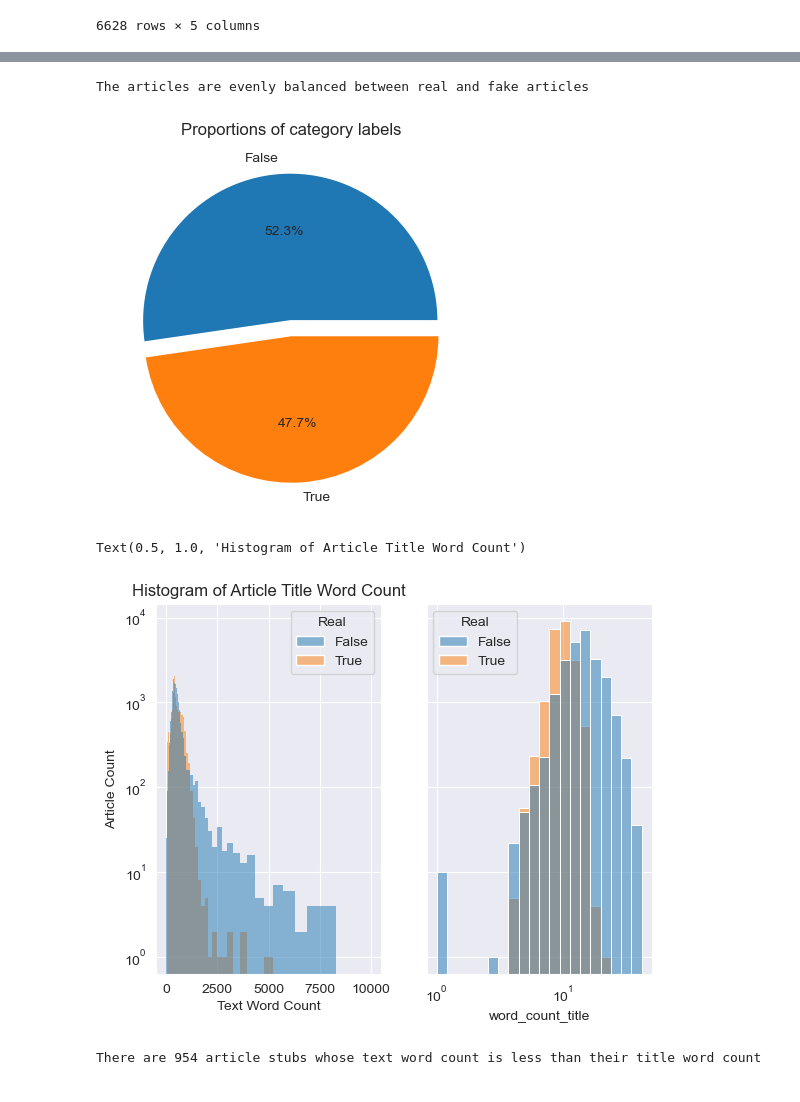
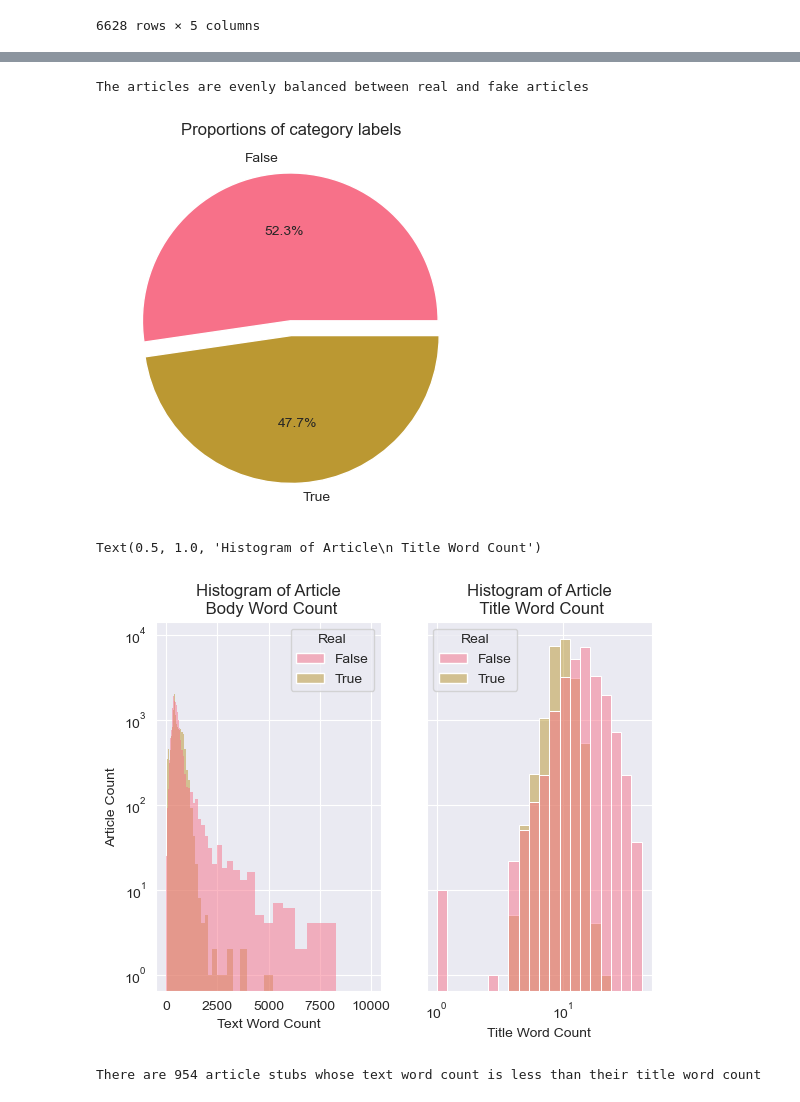
Before and after one commit to chernobylx/Fake-News-Identification, a Jupyter notebook: notebooks/report.ipynb, the cells around one changed output, grey strips where cells are left out. Cells and saved outputs as stored; diff of their text form; code cells hidden in the pictures.

Commit message:
finished training, started summary, labeled plots

```diff
--- a/notebooks/report.ipynb
+++ b/notebooks/report.ipynb
@@ -13,31 +13,26 @@
 #TODO What techniques were applied
 #TODO What are the results
 # %%
-
-import spacy
 import pandas as pd
 import numpy as np
 from matplotlib import pyplot as plt
 import seaborn as sns
-from sklearn.inspection import DecisionBoundaryDisplay
+sns.set_palette('husl')
 from sklearn.metrics import ConfusionMatrixDisplay
 
-from FakeNews.Tokenizer import Tokenizer
 from FakeNews.Data import Data
 from FakeNews.Cleaner import Cleaner
-from FakeNews.Filter import Filter
-from FakeNews.Lemmatizer import Lemmatizer
 from FakeNews.Predictor import Predictor
+
 from sklearn.feature_extraction.text import TfidfVectorizer
-
 from sklearn.model_selection import GridSearchCV
 from sklearn.model_selection import train_test_split as tts
+
 from sklearn.decomposition import PCA
 from sklearn.decomposition import NMF
 
 from sklearn.svm import SVC
 from sklearn.cluster import KMeans
-from sklearn.neighbors import KNeighborsClassifier
 
 from sklearn.pipeline import Pipeline
 from sklearn.compose import ColumnTransformer
@@ -155,21 +150,22 @@ plt.title('Proportions of category labels')
 print('The articles are evenly balanced between real and fake articles')
 # %% [output]
 The articles are evenly balanced between real and fake articles
-[figure, old version]
+[figure, new version]
 # %%
 data.df['word_count_text'] = data.df.text.str.split().apply(len)
 data.df['word_count_title'] = data.df.title.str.split().apply(len)
 fig, axes = plt.subplots(1,2, sharey=True)
 plt.loglog()
 sns.histplot(data.df, x = 'word_count_text', ax=axes[0], hue = 'Real', bins = np.logspace(0, 4, 100))
 sns.histplot(data.df, x = 'word_count_title', ax=axes[1], hue = 'Real', bins = 20)
 axes[0].set_ylabel('Article Count')
 axes[0].set_xlabel('Text Word Count')
-axes[0].set_title('Histogram of Article Body Word Count')
-axes[0].set_title('Histogram of Article Title Word Count')
+axes[1].set_xlabel('Title Word Count')
+axes[0].set_title('Histogram of Article\n Body Word Count')
+axes[1].set_title('Histogram of Article\n Title Word Count')
 # %% [output]
-Text(0.5, 1.0, 'Histogram of Article Title Word Count')
+Text(0.5, 1.0, 'Histogram of Article\n Title Word Count')
-[figure, old version]
+[figure, new version]
 # %%
 print(f'There are {data.df[data.df.word_count_text < data.df.word_count_title].shape[0]} article stubs whose text word count is less than their title word count')
 data.df[data.df.word_count_text < data.df.word_count_title]
```
Also changed, not shown: parts of 29 cells of this notebook, 1 other file.
